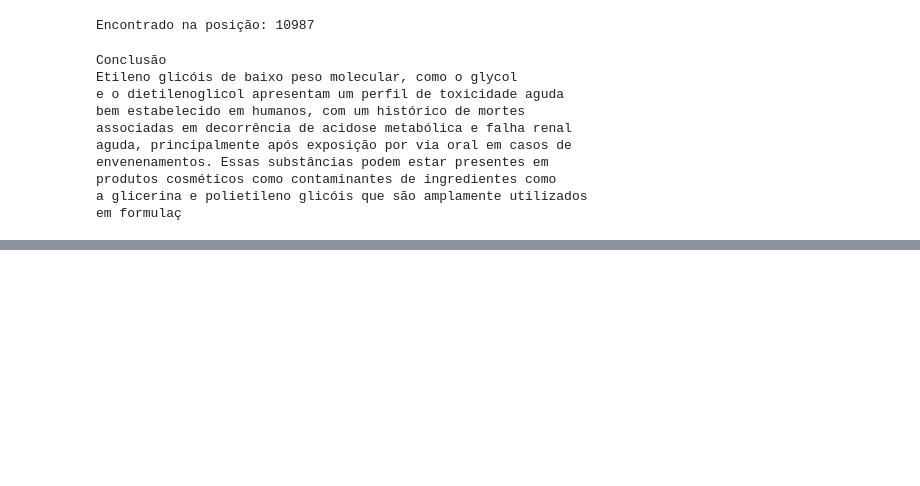
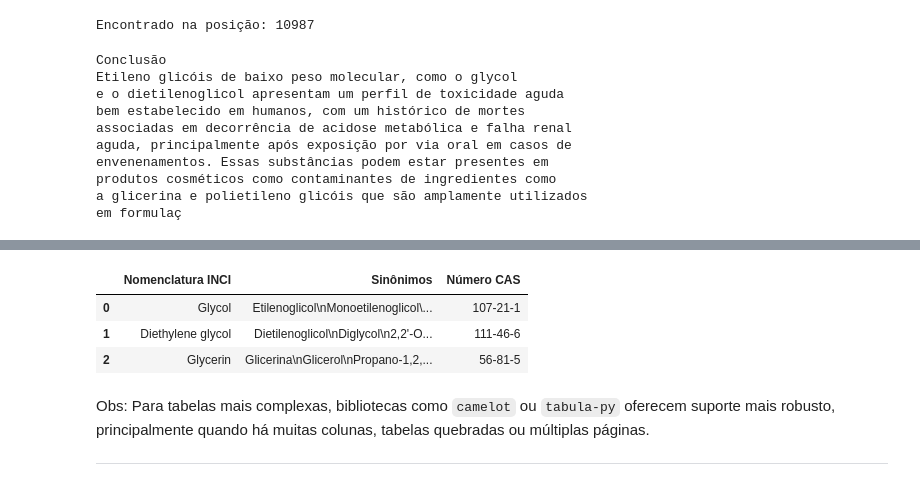
Before and after one commit to andfranca/proadi-sus-ciencia-de-dados-ia, a Jupyter notebook: aulas/Aulas/ML - Leitura e Estruturacao de Dados/ML - Leitura e Estruturacao de Dados.ipynb, the cells around one changed output, grey strips where cells are left out. Drawn from its saved outputs; the diff is of its cells as text; code cells hidden in the pictures; blank space fills up the shorter version.

```diff
--- a/aulas/Aulas/ML - Leitura e Estruturacao de Dados/ML - Leitura e Estruturacao de Dados.ipynb
+++ b/aulas/Aulas/ML - Leitura e Estruturacao de Dados/ML - Leitura e Estruturacao de Dados.ipynb
@@ -191,0 +506,23 @@ em formulaç
+# %%
+import pandas as pd
+
+tabelas = []
+
+with pdfplumber.open(io.BytesIO(resposta.content)) as pdf:
+    for pagina in pdf.pages:
+        for tabela in pagina.extract_tables():
+            if len(tabela) > 1:
+                df = pd.DataFrame(tabela[1:], columns=tabela[0])
+                tabelas.append(df)
+
+# Visualiza a primeira tabela como exemplo
+tabelas[0].head()
+# %% [output]
+|  | Nomenclatura INCI | Sinônimos | Número CAS |
+| 0 | Glycol | Etilenoglicol\nMonoetilenoglicol\... | 107-21-1 |
+| 1 | Diethylene glycol | Dietilenoglicol\nDiglycol\n2,2'-O... | 111-46-6 |
+| 2 | Glycerin | Glicerina\nGlicerol\nPropano-1,2,... | 56-81-5 |
+# %% [markdown]
+Obs: Para tabelas mais complexas, bibliotecas como `camelot` ou `tabula-py` oferecem suporte mais robusto, principalmente quando há muitas colunas, tabelas quebradas ou múltiplas páginas.
+
+___
```
Also changed, not shown: parts of 46 cells of this notebook.
